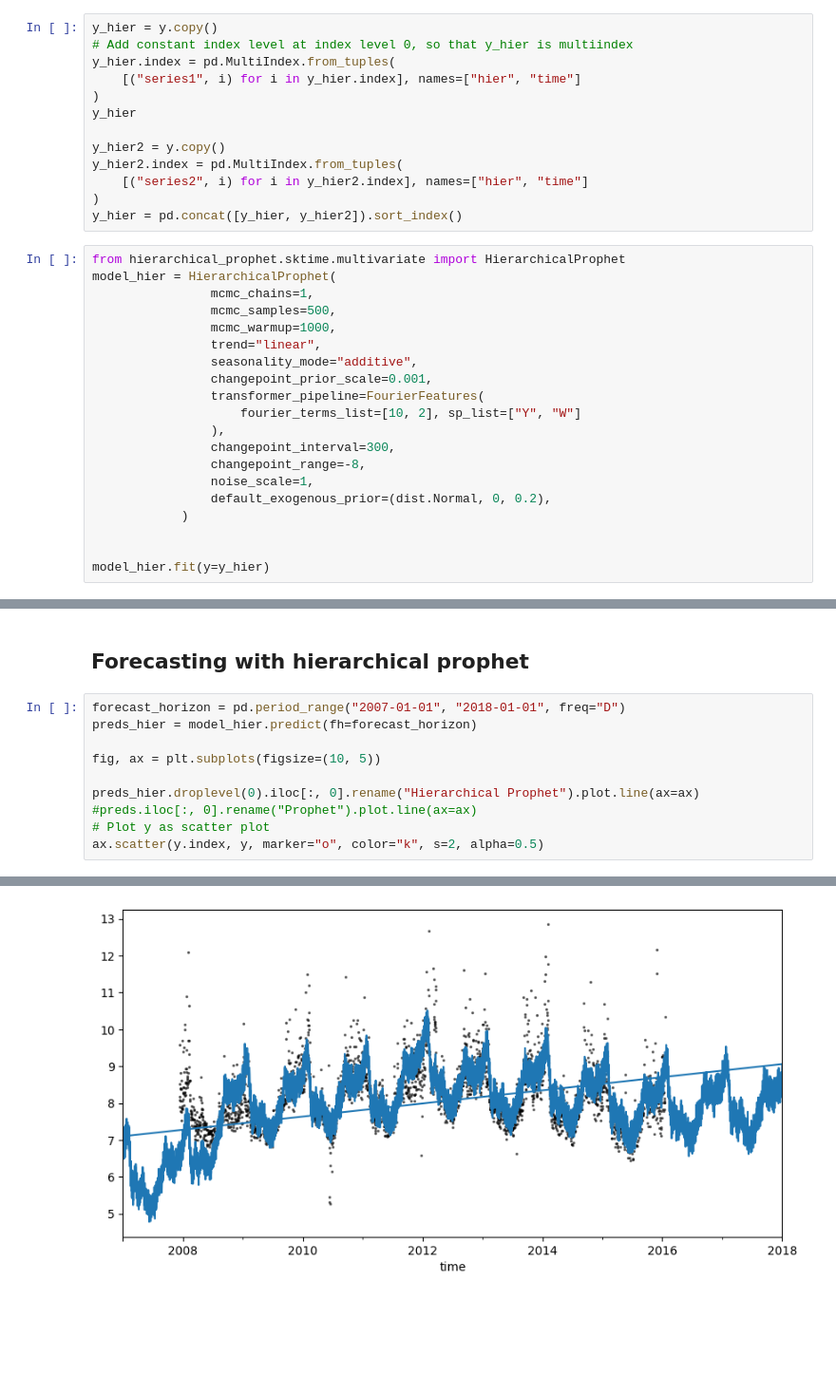
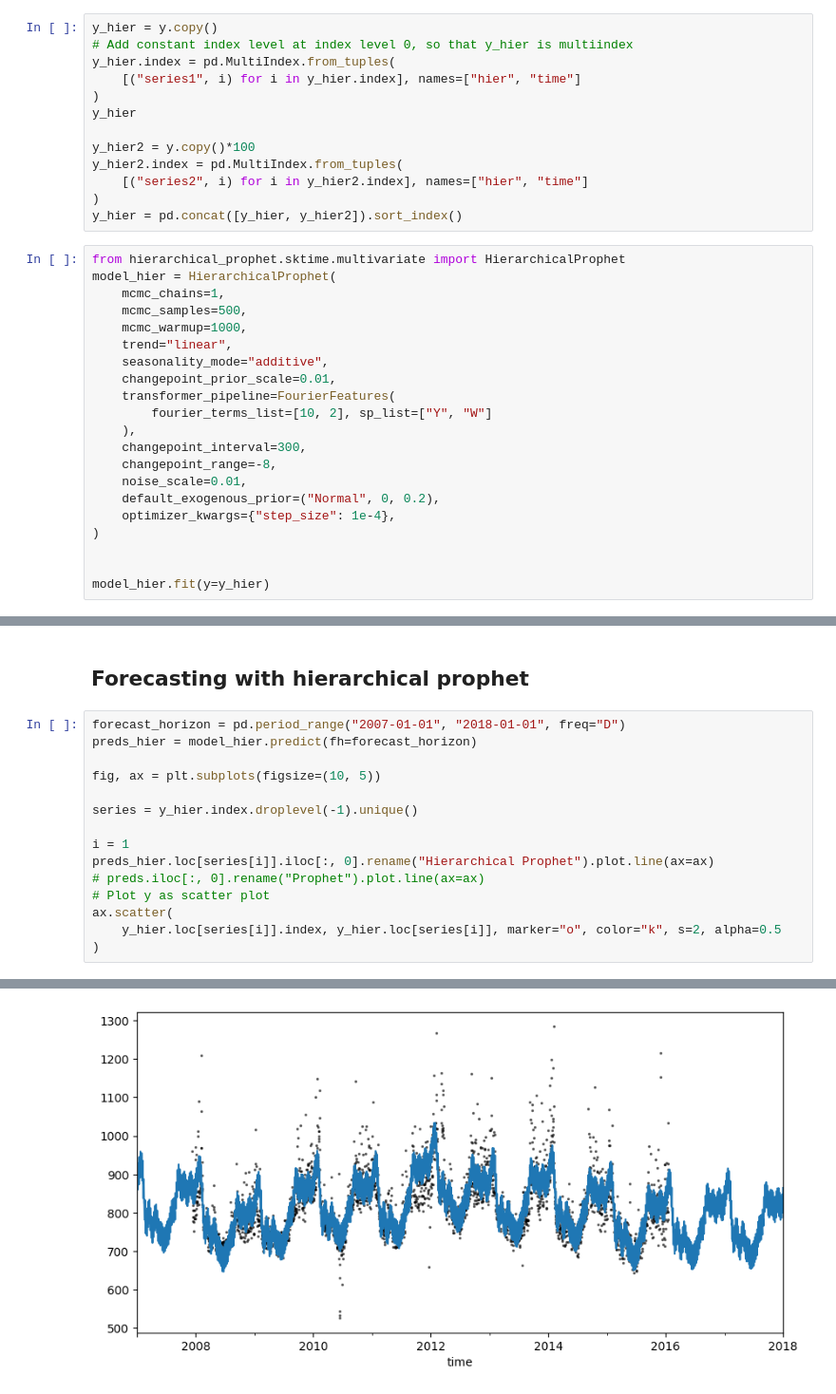
Before and after one commit to felipeangelimvieira/prophetverse, a Jupyter notebook: notebooks/multivariate.ipynb, the cells around one changed output, grey strips where cells are left out. Shown at 95% size. Saved outputs shown, nothing was run; the diff lists cells and outputs as text; blank space fills up the shorter version.

```diff
--- a/notebooks/multivariate.ipynb
+++ b/notebooks/multivariate.ipynb
@@ -55,7 +55,7 @@ y_hier.index = pd.MultiIndex.from_tuples(
 )
 y_hier
 
-y_hier2 = y.copy()
+y_hier2 = y.copy()*100
 y_hier2.index = pd.MultiIndex.from_tuples(
     [("series2", i) for i in y_hier2.index], names=["hier", "time"]
 )
@@ -63,20 +63,21 @@ y_hier = pd.concat([y_hier, y_hier2]).sort_index()
 # %%
 from hierarchical_prophet.sktime.multivariate import HierarchicalProphet
 model_hier = HierarchicalProphet(
-                mcmc_chains=1,
-                mcmc_samples=500,
-                mcmc_warmup=1000,
-                trend="linear",
-                seasonality_mode="additive",
-                changepoint_prior_scale=0.001,
-                transformer_pipeline=FourierFeatures(
-                    fourier_terms_list=[10, 2], sp_list=["Y", "W"]
-                ),
-                changepoint_interval=300,
-                changepoint_range=-8,
-                noise_scale=1,
-                default_exogenous_prior=(dist.Normal, 0, 0.2),
-            )
+    mcmc_chains=1,
+    mcmc_samples=500,
+    mcmc_warmup=1000,
+    trend="linear",
+    seasonality_mode="additive",
+    changepoint_prior_scale=0.01,
+    transformer_pipeline=FourierFeatures(
+        fourier_terms_list=[10, 2], sp_list=["Y", "W"]
+    ),
+    changepoint_interval=300,
+    changepoint_range=-8,
+    noise_scale=0.01,
+    default_exogenous_prior=("Normal", 0, 0.2),
+    optimizer_kwargs={"step_size": 1e-4},
+)
 
 
 model_hier.fit(y=y_hier)
@@ -96,13 +95,18 @@ HierarchicalProphet(changepoint_interval=300, changepoint_prior_scale=0.001,
 # %%
 forecast_horizon = pd.period_range("2007-01-01", "2018-01-01", freq="D")
 preds_hier = model_hier.predict(fh=forecast_horizon)
 
 fig, ax = plt.subplots(figsize=(10, 5))
 
-preds_hier.droplevel(0).iloc[:, 0].rename("Hierarchical Prophet").plot.line(ax=ax)
-#preds.iloc[:, 0].rename("Prophet").plot.line(ax=ax)
+series = y_hier.index.droplevel(-1).unique()
+
+i = 1
+preds_hier.loc[series[i]].iloc[:, 0].rename("Hierarchical Prophet").plot.line(ax=ax)
+# preds.iloc[:, 0].rename("Prophet").plot.line(ax=ax)
 # Plot y as scatter plot
-ax.scatter(y.index, y, marker="o", color="k", s=2, alpha=0.5)
+ax.scatter(
+    y_hier.loc[series[i]].index, y_hier.loc[series[i]], marker="o", color="k", s=2, alpha=0.5
+)
 # %% [output]
 <matplotlib.collections.PathCollection at 0x...>
-[figure, old version]
+[figure, new version]
```
Also changed, not shown: parts of 2 cells of this notebook, 12 other files.
